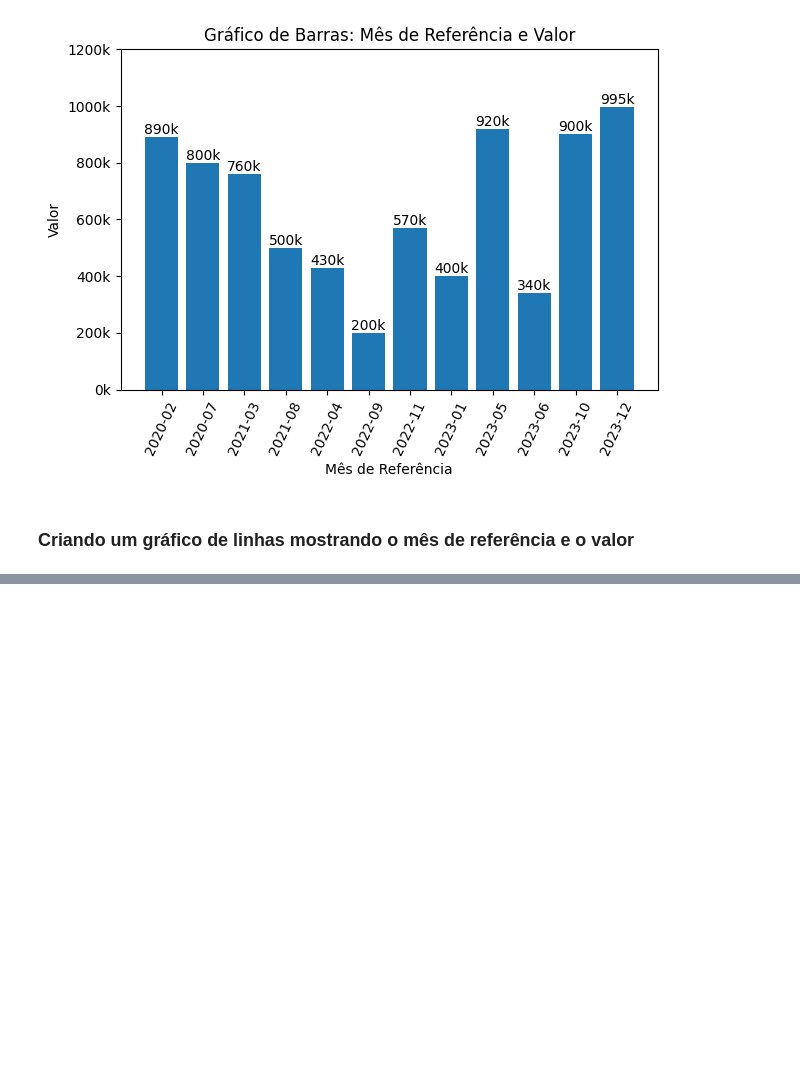
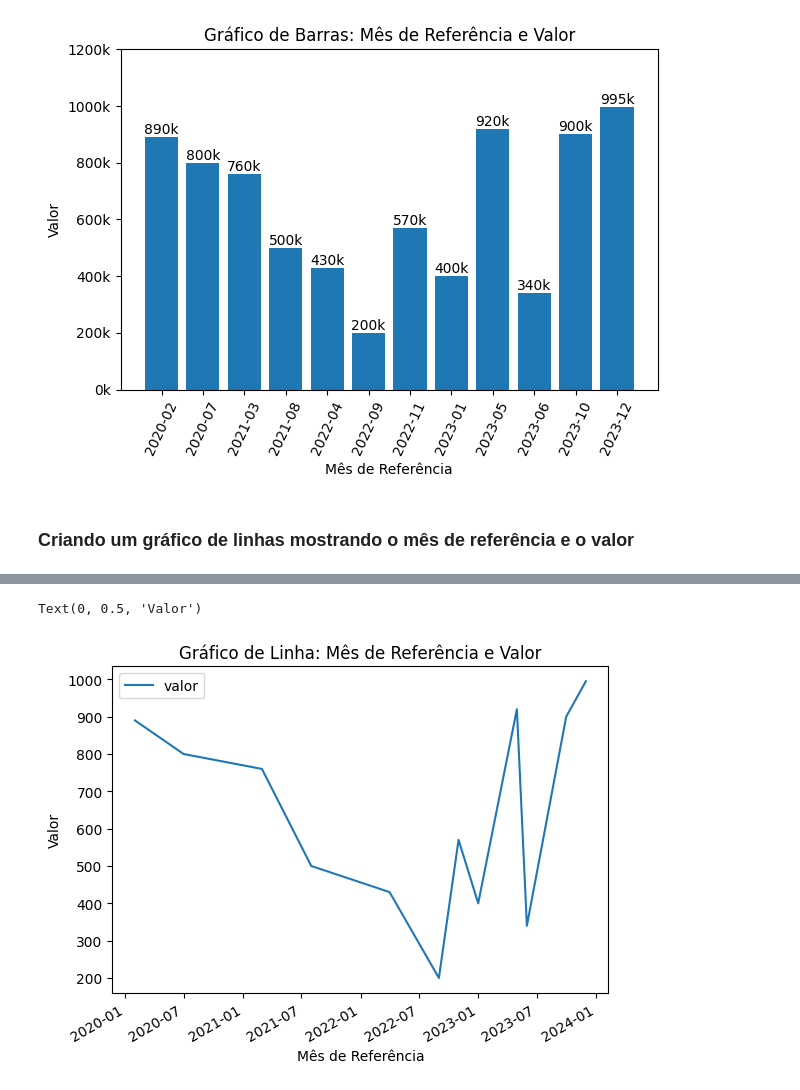
Before and after one commit to MarcosVel/statistics-for-devs, a Jupyter notebook: Challenge.ipynb, the cells around one changed output, grey strips where cells are left out. Cells and saved outputs as stored; diff of their text form; code cells hidden in the pictures; blank space fills up the shorter version.

Commit message:
line graph

```diff
--- a/Challenge.ipynb
+++ b/Challenge.ipynb
@@ -173,3 +173,5 @@ plt.show()
 [figure]
 # %% [markdown]
 ### Criando um gráfico de linhas mostrando o mês de referência e o valor
+# %%
+df['data_ref'] = pd.to_datetime(df['data_ref'])
@@ -175,0 +190,8 @@ plt.show()
+# %%
+df.plot.line(x='data_ref', y='valor')
+plt.title('Gráfico de Linha: Mês de Referência e Valor')
+plt.xlabel('Mês de Referência')
+plt.ylabel('Valor')
+# %% [output]
+Text(0, 0.5, 'Valor')
+[figure, added]
```
Also changed, not shown: parts of 4 cells of this notebook.
